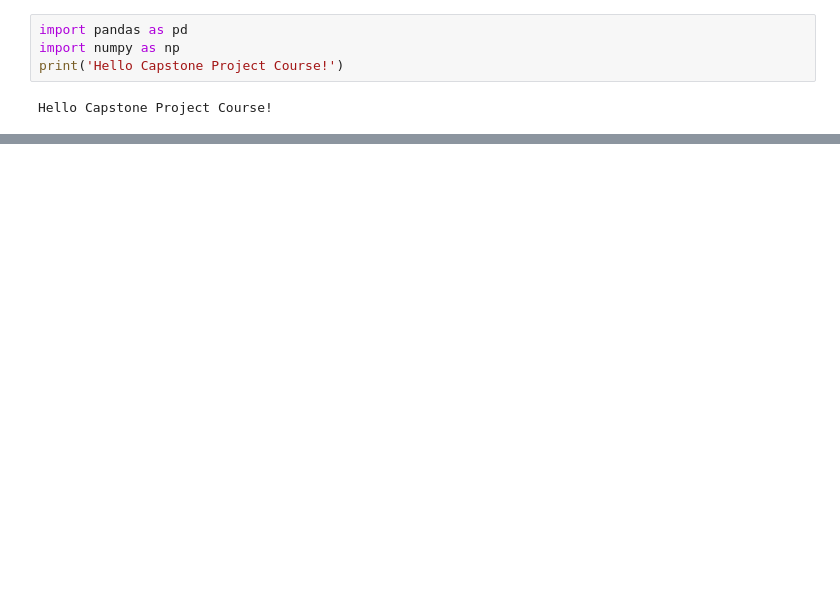
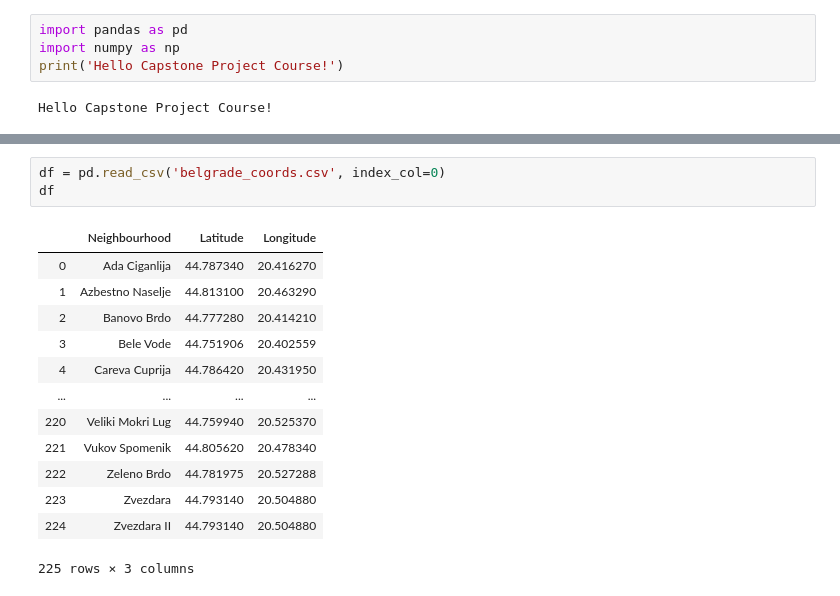
Before and after one commit to JovanNj/Coursera_Capstone, a Jupyter notebook: Capstone Notebook.ipynb, the cells around one changed output, grey strips where cells are left out. Saved outputs shown, nothing was run; the diff lists cells and outputs as text; blank space fills up the shorter version.

```diff
--- a/Capstone Notebook.ipynb
+++ b/Capstone Notebook.ipynb
@@ -10,0 +72,17 @@ Hello Capstone Project Course!
+# %%
+df = pd.read_csv('belgrade_coords.csv', index_col=0)
+df
+# %% [output]
+|  | Neighbourhood | Latitude | Longitude |
+| 0 | Ada Ciganlija | 44.787340 | 20.416270 |
+| 1 | Azbestno Naselje | 44.813100 | 20.463290 |
+| 2 | Banovo Brdo | 44.777280 | 20.414210 |
+| 3 | Bele Vode | 44.751906 | 20.402559 |
+| 4 | Careva Cuprija | 44.786420 | 20.431950 |
+| ... | ... | ... | ... |
+| 220 | Veliki Mokri Lug | 44.759940 | 20.525370 |
+| 221 | Vukov Spomenik | 44.805620 | 20.478340 |
+| 222 | Zeleno Brdo | 44.781975 | 20.527288 |
+| 223 | Zvezdara | 44.793140 | 20.504880 |
+| 224 | Zvezdara II | 44.793140 | 20.504880 |
+225 rows × 3 columns
```
Also changed, not shown: parts of 51 cells of this notebook, 6 other files.
